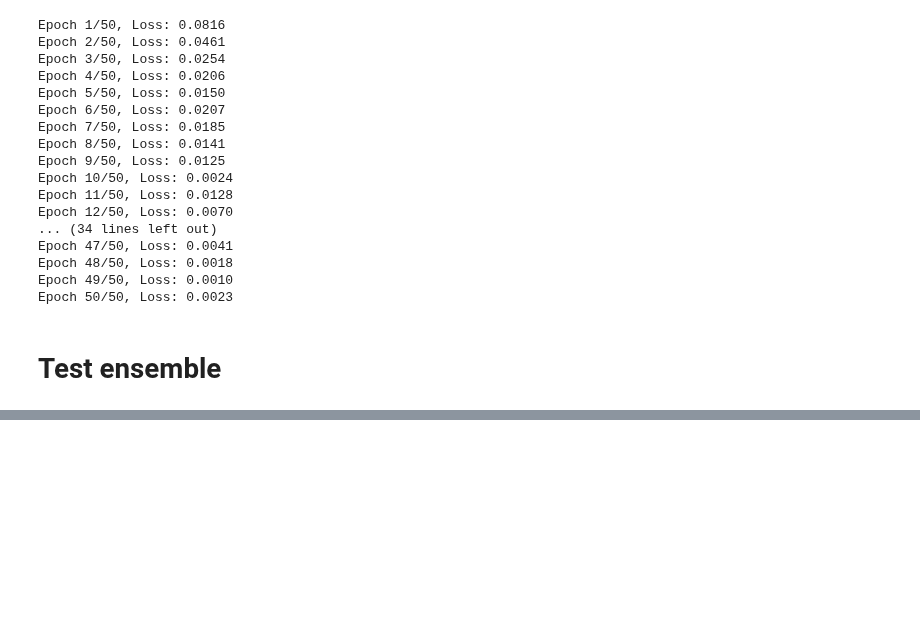
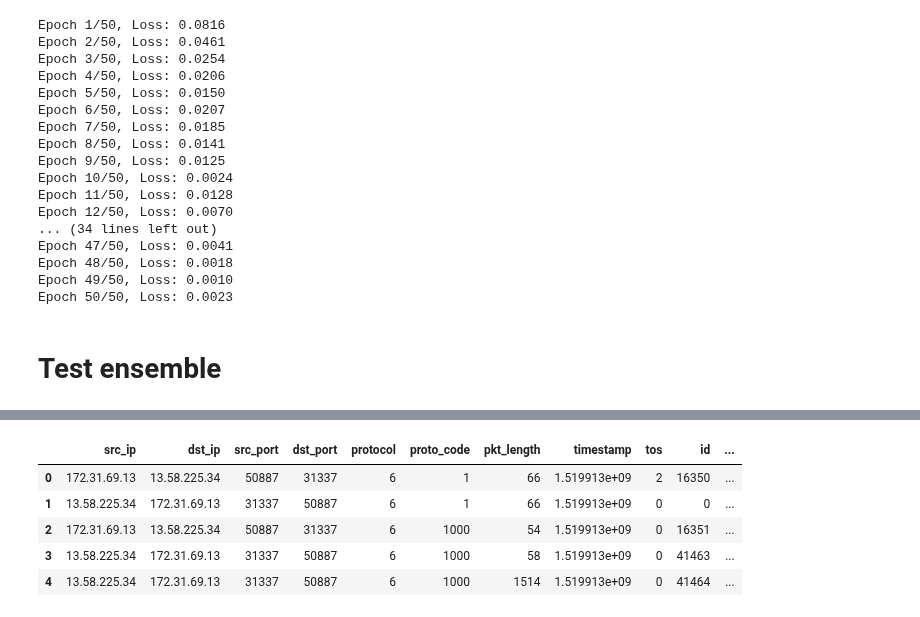
Before and after one commit to wangtz19/TrivialDetector, a Jupyter notebook: flow-level-ensemble.ipynb, the cells around one changed output, grey strips where cells are left out. Drawn from its saved outputs; the diff is of its cells as text; code cells hidden in the pictures; blank space fills up the shorter version.

```diff
--- a/flow-level-ensemble.ipynb
+++ b/flow-level-ensemble.ipynb
@@ -239,0 +276,13 @@ accuracy of attack_set/BruteForce-XSS.csv: {'kmeans': 0.6162790697674418, 'aec':
+# %%
+infiltration_df = pd.read_csv("attack_set/infiltration.csv")
+display(infiltration_df.head())
+# for row in infiltration_df.iterrows():
+#     print(row[1]["src_ip"], row[1]["dst_ip"])
+#     print (row[1]["src_ip"] in attack_ips_dict["infiltration"] or row[1]["dst_ip"] in attack_ips_dict["infiltration"])
+# %% [output]
+|  | src_ip | dst_ip | src_port | dst_port | protocol | proto_code | pkt_length | timestamp | tos | id | ... |
+| 0 | 172.31.69.13 | 13.58.225.34 | 50887 | 31337 | 6 | 1 | 66 | 1.519913e+09 | 2 | 16350 | ... |
+| 1 | 13.58.225.34 | 172.31.69.13 | 31337 | 50887 | 6 | 1 | 66 | 1.519913e+09 | 0 | 0 | ... |
+| 2 | 172.31.69.13 | 13.58.225.34 | 50887 | 31337 | 6 | 1000 | 54 | 1.519913e+09 | 0 | 16351 | ... |
+| 3 | 13.58.225.34 | 172.31.69.13 | 31337 | 50887 | 6 | 1000 | 58 | 1.519913e+09 | 0 | 41463 | ... |
+| 4 | 13.58.225.34 | 172.31.69.13 | 31337 | 50887 | 6 | 1000 | 1514 | 1.519913e+09 | 0 | 41464 | ... |
```
Also changed, not shown: parts of 6 cells of this notebook, 10 other files.
